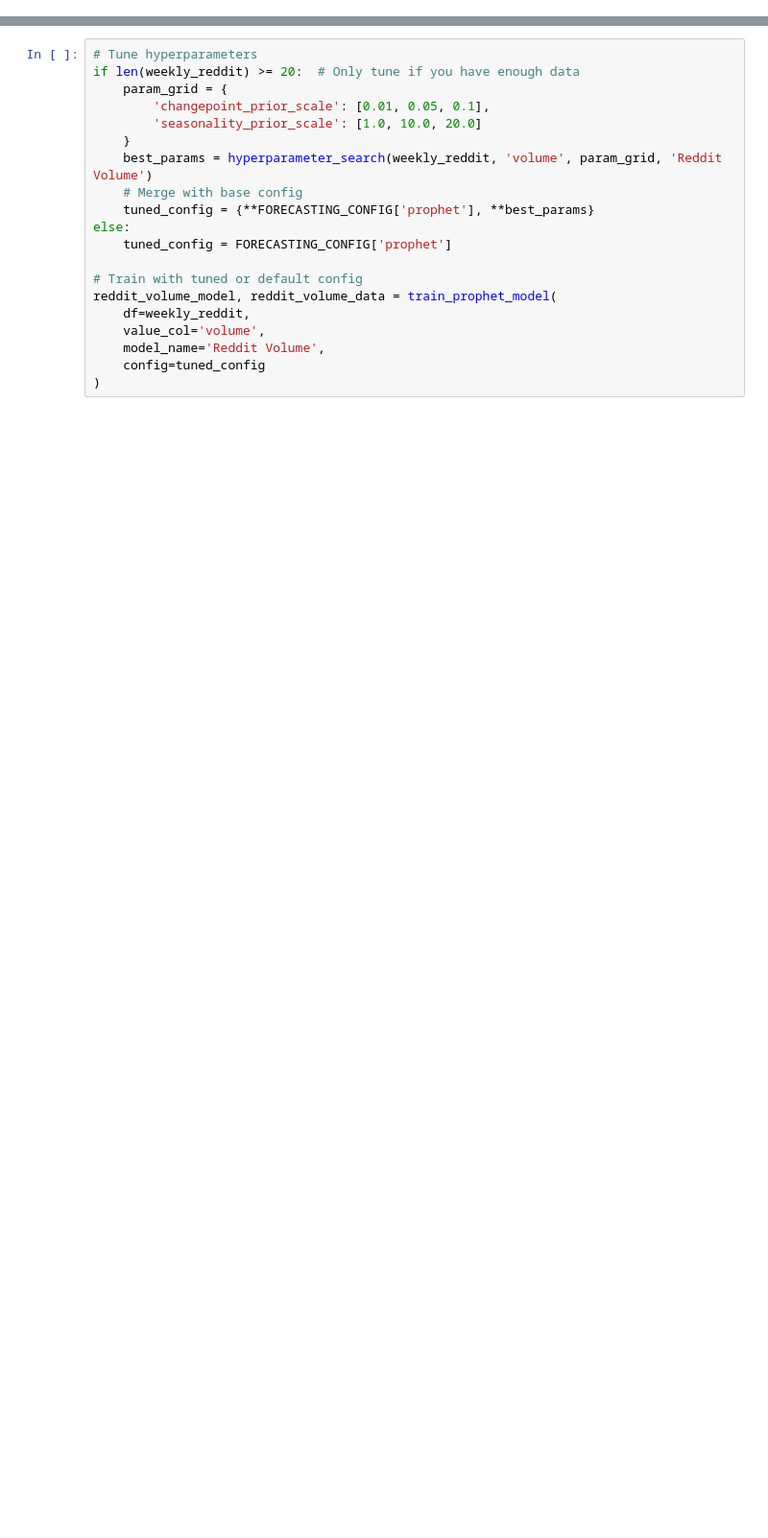
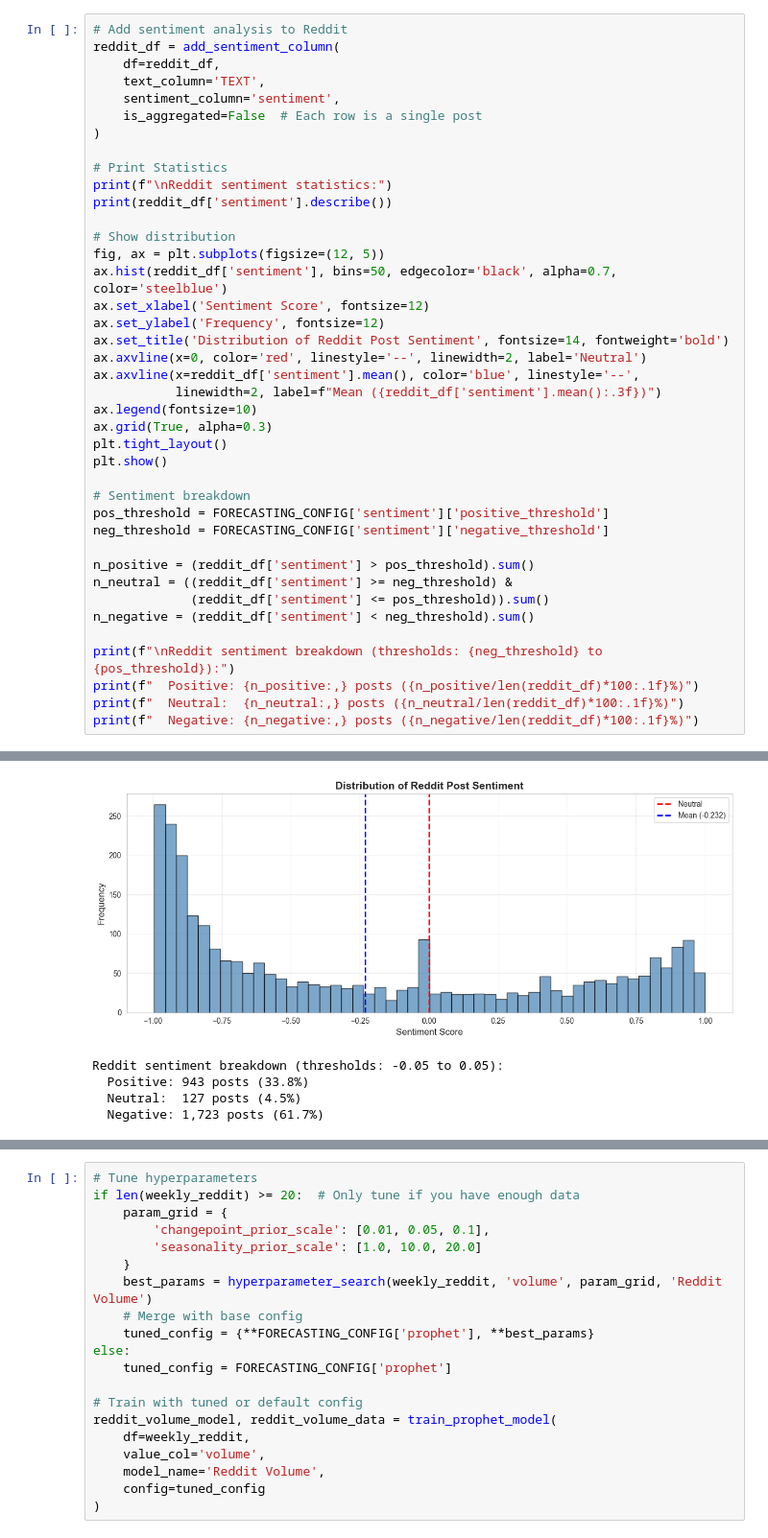
Before and after one commit to atremante26/MindPulseAI, a Jupyter notebook: analysis/forecasting/trend_forecasting.ipynb, the cells around one changed output, grey strips where cells are left out. Shown at 96% size. Saved outputs shown, nothing was run; the diff lists cells and outputs as text; blank space fills up the shorter version.

Commit message:
Added sentiment utils, began updating forecasting notebook

```diff
--- a/analysis/forecasting/trend_forecasting.ipynb
+++ b/analysis/forecasting/trend_forecasting.ipynb
@@ -137,0 +73,41 @@ plt.show()
+# %%
+# Add sentiment analysis to Reddit
+reddit_df = add_sentiment_column(
+    df=reddit_df,
+    text_column='TEXT',
+    sentiment_column='sentiment',
+    is_aggregated=False  # Each row is a single post
+)
+
+# Print Statistics
+print(f"\nReddit sentiment statistics:")
+print(reddit_df['sentiment'].describe())
+
+# Show distribution
+fig, ax = plt.subplots(figsize=(12, 5))
+ax.hist(reddit_df['sentiment'], bins=50, edgecolor='black', alpha=0.7, color='steelblue')
+ax.set_xlabel('Sentiment Score', fontsize=12)
+ax.set_ylabel('Frequency', fontsize=12)
+ax.set_title('Distribution of Reddit Post Sentiment', fontsize=14, fontweight='bold')
+ax.axvline(x=0, color='red', linestyle='--', linewidth=2, label='Neutral')
+ax.axvline(x=reddit_df['sentiment'].mean(), color='blue', linestyle='--',
+           linewidth=2, label=f"Mean ({reddit_df['sentiment'].mean():.3f})")
+ax.legend(fontsize=10)
+ax.grid(True, alpha=0.3)
+plt.tight_layout()
+plt.show()
+
+# Sentiment breakdown
+pos_threshold = FORECASTING_CONFIG['sentiment']['positive_threshold']
+neg_threshold = FORECASTING_CONFIG['sentiment']['negative_threshold']
+
+n_positive = (reddit_df['sentiment'] > pos_threshold).sum()
+n_neutral = ((reddit_df['sentiment'] >= neg_threshold) &
+             (reddit_df['sentiment'] <= pos_threshold)).sum()
+n_negative = (reddit_df['sentiment'] < neg_threshold).sum()
+
+print(f"\nReddit sentiment breakdown (thresholds: {neg_threshold} to {pos_threshold}):")
+print(f"  Positive: {n_positive:,} posts ({n_positive/len(reddit_df)*100:.1f}%)")
+print(f"  Neutral:  {n_neutral:,} posts ({n_neutral/len(reddit_df)*100:.1f}%)")
+print(f"  Negative: {n_negative:,} posts ({n_negative/len(reddit_df)*100:.1f}%)")
+# %% [output]
@@ -137,0 +128,5 @@ plt.show()
+[figure, added]
+Reddit sentiment breakdown (thresholds: -0.05 to 0.05):
+  Positive: 943 posts (33.8%)
+  Neutral:  127 posts (4.5%)
+  Negative: 1,723 posts (61.7%)
```
Also changed, not shown: parts of 11 cells of this notebook, 2 other files.
